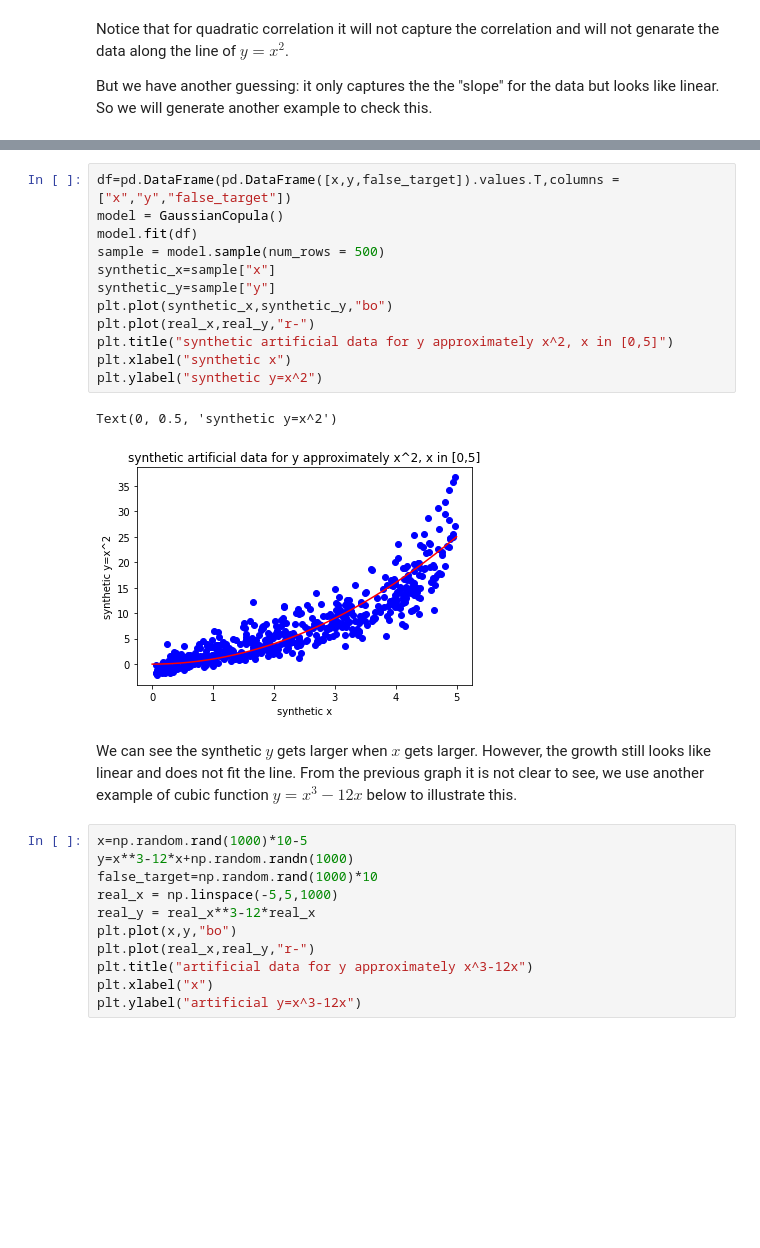
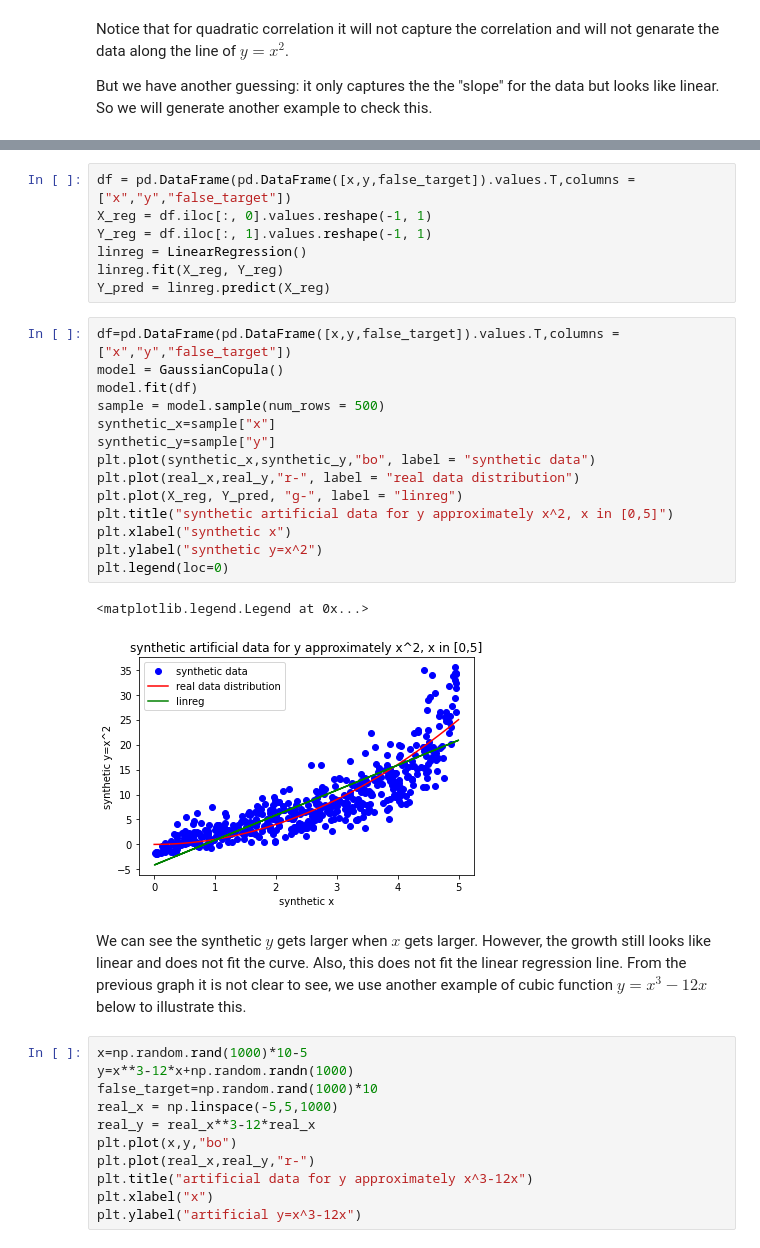
Before and after one commit to JetfiRex/SyntheticDataExperiments, a Jupyter notebook: Experiment for Correlation.ipynb, the cells around one changed output, grey strips where cells are left out. Saved outputs shown, nothing was run; the diff lists cells and outputs as text; blank space fills up the shorter version.

```diff
--- a/Experiment for Correlation.ipynb
+++ b/Experiment for Correlation.ipynb
@@ -127,20 +138,29 @@ Text(0, 0.5, 'artificial y=x^2')
+# %%
+df = pd.DataFrame(pd.DataFrame([x,y,false_target]).values.T,columns = ["x","y","false_target"])
+X_reg = df.iloc[:, 0].values.reshape(-1, 1)
+Y_reg = df.iloc[:, 1].values.reshape(-1, 1)
+linreg = LinearRegression()
+linreg.fit(X_reg, Y_reg)
+Y_pred = linreg.predict(X_reg)
 # %%
 df=pd.DataFrame(pd.DataFrame([x,y,false_target]).values.T,columns = ["x","y","false_target"])
 model = GaussianCopula()
 model.fit(df)
 sample = model.sample(num_rows = 500)
 synthetic_x=sample["x"]
 synthetic_y=sample["y"]
-plt.plot(synthetic_x,synthetic_y,"bo")
-plt.plot(real_x,real_y,"r-")
+plt.plot(synthetic_x,synthetic_y,"bo", label = "synthetic data")
+plt.plot(real_x,real_y,"r-", label = "real data distribution")
+plt.plot(X_reg, Y_pred, "g-", label = "linreg")
 plt.title("synthetic artificial data for y approximately x^2, x in [0,5]")
 plt.xlabel("synthetic x")
 plt.ylabel("synthetic y=x^2")
+plt.legend(loc=0)
 # %% [output]
-Text(0, 0.5, 'synthetic y=x^2')
+<matplotlib.legend.Legend at 0x...>
-[figure, old version]
+[figure, new version]
 # %% [markdown]
-We can see the synthetic $y$ gets larger when $x$ gets larger. However, the growth still looks like linear and does not fit the line. From the previous graph it is not clear to see, we use another example of cubic function $y=x^3-12x$ below to illustrate this.
+We can see the synthetic $y$ gets larger when $x$ gets larger. However, the growth still looks like linear and does not fit the curve. Also, this does not fit the linear regression line. From the previous graph it is not clear to see, we use another example of cubic function $y=x^3-12x$ below to illustrate this.
 # %%
 x=np.random.rand(1000)*10-5
 y=x**3-12*x+np.random.randn(1000)
```
Also changed, not shown: parts of 16 cells of this notebook.
